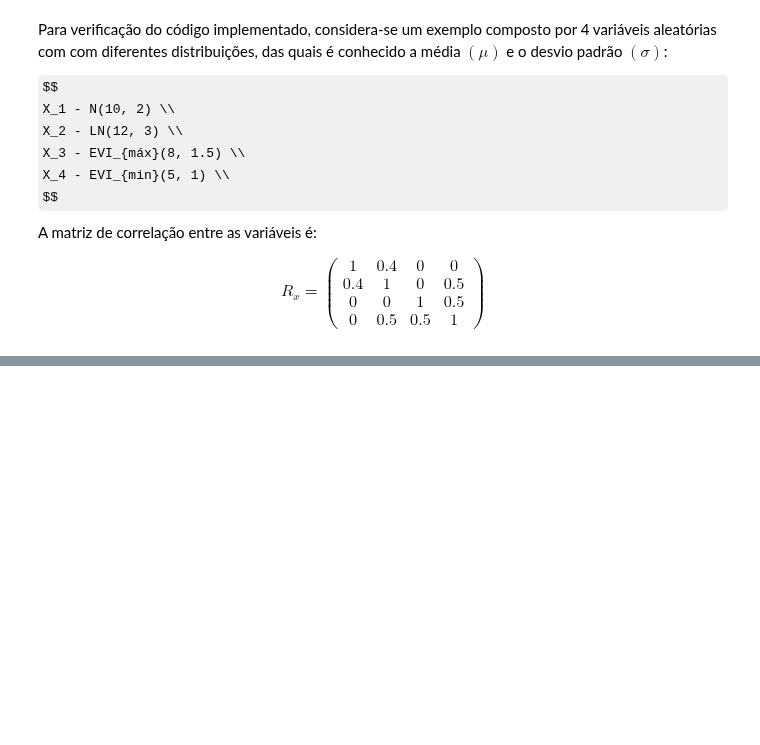
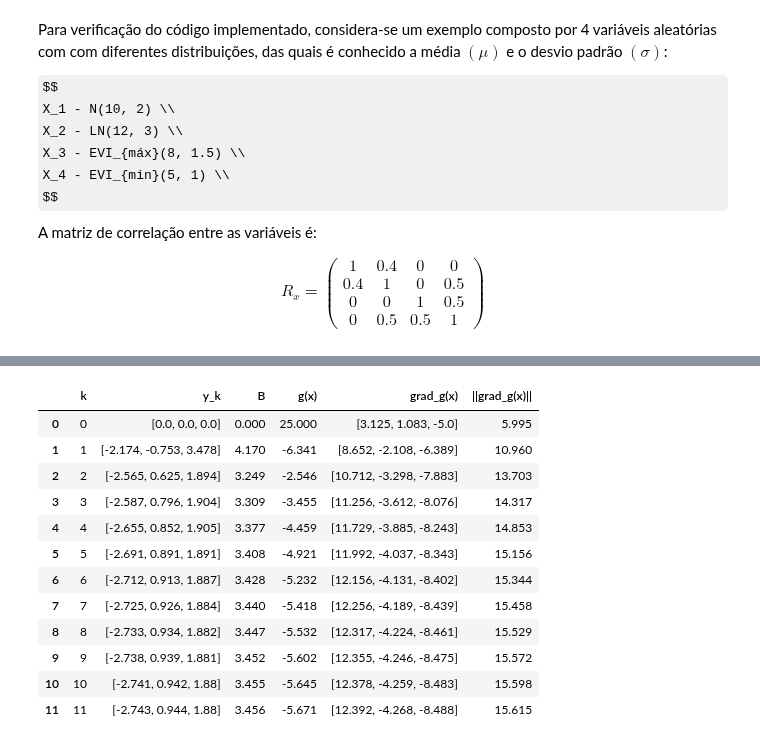
Before and after one commit to Gabrielsssilverio/Confiabilidade, a Jupyter notebook: Lista_tarefas.ipynb, the cells around one changed output, grey strips where cells are left out. Saved outputs shown, nothing was run; the diff lists cells and outputs as text; code cells hidden in the pictures; some formulas as TeX source; blank space fills up the shorter version.

```diff
--- a/Lista_tarefas.ipynb
+++ b/Lista_tarefas.ipynb
@@ -844,0 +1173,92 @@ Não convergiu em 200 iterações
+# %%
+import numpy as np
+import sympy as sp
+import pandas as pd
+
+# Construção do vetor de médias e desvio padrão
+D = np.array([
+    [5, 0, 0],
+    [0, 2.5, 0],
+    [0, 0, 200]
+])
+
+medias = np.array([40.0, 50.0, 1000.0])
+
+# Equação do estado limite g(X)
+X1, X2, X3 = sp.symbols('X1 X2 X3')
+vetor_simbolico_x = [X1, X2, X3]
+g_sym_function = X2 - (X3 / X1)
+
+def g_fun_numerica(x: np.ndarray) -> float:
+    # x é um vetor [X1, X2, X3]
+    return x[1] - (x[2] / x[0])
+
+# Transformação X -> Y da equação de estado-limite g(X)
+Y1, Y2, Y3 = sp.symbols('Y1 Y2 Y3')
+vetor_simbolico_y = [Y1, Y2, Y3]
+
+vetor_simbolico_x_calc = (D @ vetor_simbolico_y) + medias
+
+g_y_simbolico = vetor_simbolico_x_calc[1] - (vetor_simbolico_x_calc[2] / vetor_simbolico_x_calc[0])
+g_y_numerico = lambdify(vetor_simbolico_y, g_y_simbolico, 'numpy')
+
+def calculo_g_y(vetor_y):
+
+     return g_y_numerico(vetor_y[0], vetor_y[1], vetor_y[2])
+
+# Descrição das variáveis aleatórias
+X1 = variavel_aleatoria(distribuicao='normal', nome='sigma_y', simbolo='X1')
+X1.conjunto_parametros(40.0, 5.0)
+
+X2 = variavel_aleatoria(distribuicao='normal', nome='W', simbolo='X2')
+X2.conjunto_parametros(50.0, 2.5)
+
+X3 = variavel_aleatoria(distribuicao='normal', nome='M', simbolo='X3')
+X3.conjunto_parametros(1000.0, 200.0)
+
+vetor_va = [X1, X2, X3]
+
+# Montagem das matrizes de observações e correlações
+# RX deve ser a matriz identidade (Independentes)
+matriz_dummy_obs = np.zeros((3, 3)) # Matriz das observações para iniciar o algoritmo
+#Rx_entrada = np.eye(3) # Matriz Identidade (Não há correlação)
+
+Rx_entrada = np.array([
+    [1.0, 0.5, 0.0],
+    [0.5, 1.0, 0.0],
+    [0.0, 0.0, 1.0],
+])
+
+
+# 4. Inicializar VX (T3)
+vx_obj = vetores_variavel_aleatoria(matriz_dummy_obs, vetor_va)
+vx_obj.matriz_correlacao_x = Rx_entrada
+Rz = vx_obj.matriz_correlacao_nataf() # Garante que Cz é calculado (Cz = Rx = I)
+J_yz, J_zy = vx_obj.decomposicao_cholesky()
+
+
+# Ponto inicial (ponto médio)
+x_start = medias
+ponto_projeto_obj = Ponto_projeto(vx_obj, g_fun_numerica, calculo_g_y, g_sym_function, vetor_simbolico_x, x_start, max_iter=200)
+
+# Resultado da iteração
+resultado_iteração = ponto_projeto_obj.execution()
+dados_arredondados = [[np.round(x, 3) for x in linha] for linha in resultado_iteração]
+
+# Montagem da tabela
+tabela = pd.DataFrame(dados_arredondados, columns=['k', 'y_k', 'B', 'g(x)', 'grad_g(x)', '||grad_g(x)||' ])
+tabela
+# %% [output]
+|  | k | y_k | B | g(x) | grad_g(x) | ||grad_g(x)|| |
+| 0 | 0 | [0.0, 0.0, 0.0] | 0.000 | 25.000 | [3.125, 1.083, -5.0] | 5.995 |
+| 1 | 1 | [-2.174, -0.753, 3.478] | 4.170 | -6.341 | [8.652, -2.108, -6.389] | 10.960 |
+| 2 | 2 | [-2.565, 0.625, 1.894] | 3.249 | -2.546 | [10.712, -3.298, -7.883] | 13.703 |
+| 3 | 3 | [-2.587, 0.796, 1.904] | 3.309 | -3.455 | [11.256, -3.612, -8.076] | 14.317 |
+| 4 | 4 | [-2.655, 0.852, 1.905] | 3.377 | -4.459 | [11.729, -3.885, -8.243] | 14.853 |
+| 5 | 5 | [-2.691, 0.891, 1.891] | 3.408 | -4.921 | [11.992, -4.037, -8.343] | 15.156 |
+| 6 | 6 | [-2.712, 0.913, 1.887] | 3.428 | -5.232 | [12.156, -4.131, -8.402] | 15.344 |
+| 7 | 7 | [-2.725, 0.926, 1.884] | 3.440 | -5.418 | [12.256, -4.189, -8.439] | 15.458 |
+| 8 | 8 | [-2.733, 0.934, 1.882] | 3.447 | -5.532 | [12.317, -4.224, -8.461] | 15.529 |
+| 9 | 9 | [-2.738, 0.939, 1.881] | 3.452 | -5.602 | [12.355, -4.246, -8.475] | 15.572 |
+| 10 | 10 | [-2.741, 0.942, 1.88] | 3.455 | -5.645 | [12.378, -4.259, -8.483] | 15.598 |
+| 11 | 11 | [-2.743, 0.944, 1.88] | 3.456 | -5.671 | [12.392, -4.268, -8.488] | 15.615 |
```
Also changed, not shown: parts of 39 cells of this notebook.
